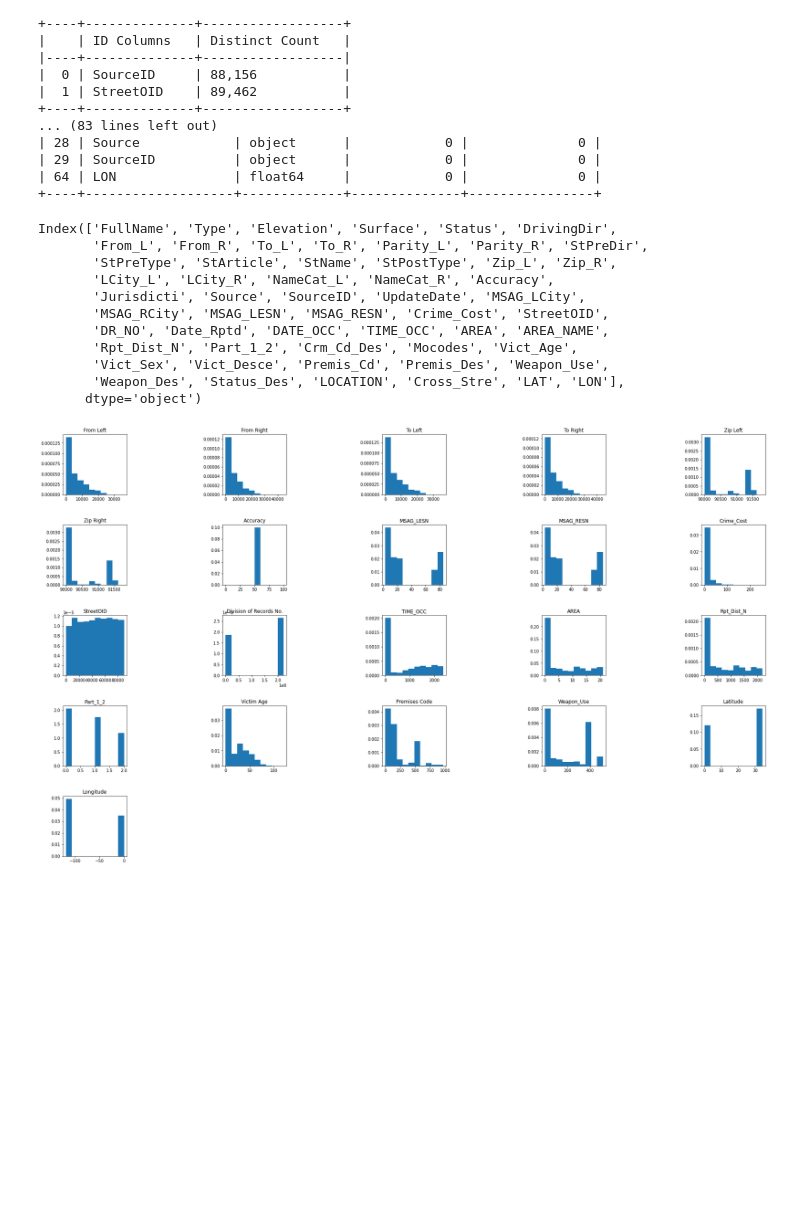
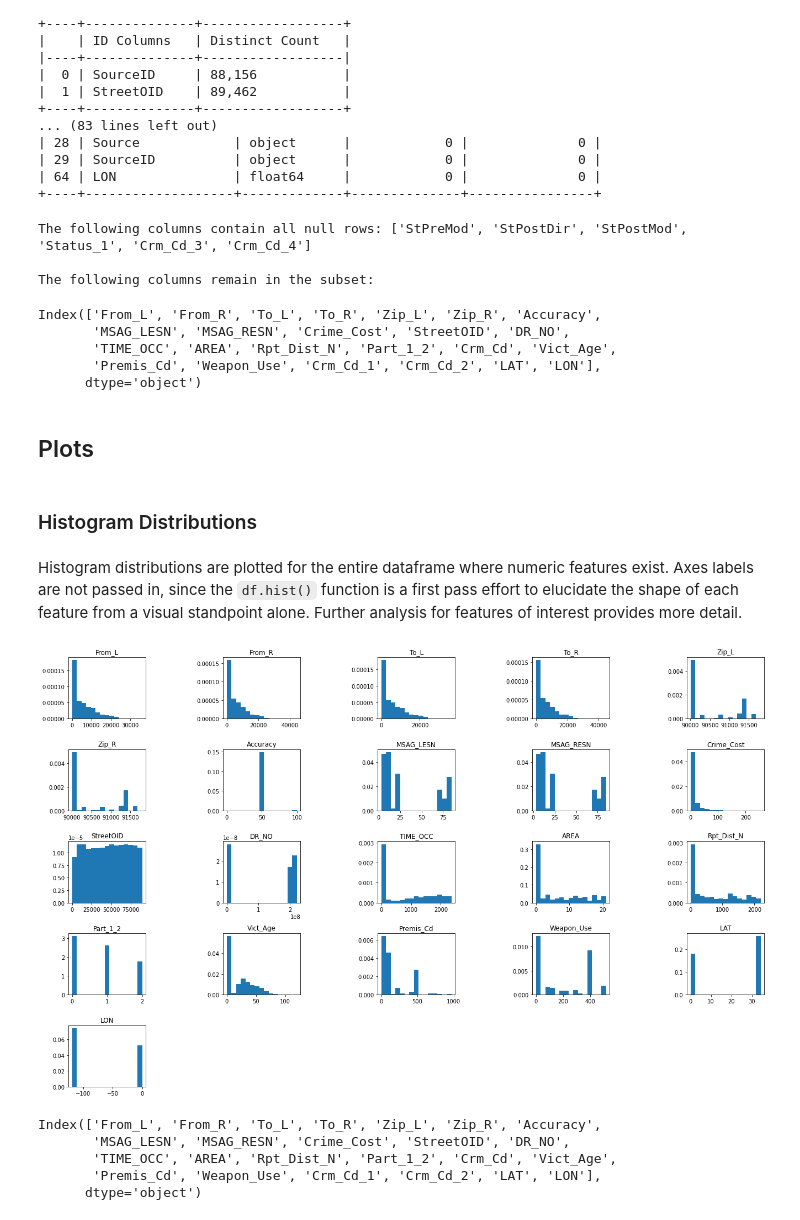
Before and after one commit to MSADS-Capstone/navigating_crime, a Jupyter notebook: Code Library/data_exploration/data_exploration.ipynb, the cells around one changed output. Cells and saved outputs as stored; diff of their text form; code cells hidden in the pictures; blank space fills up the shorter version.

```diff
--- a/Code Library/data_exploration/data_exploration.ipynb
+++ b/Code Library/data_exploration/data_exploration.ipynb
@@ -29,6 +34,6 @@ eda_path
 # %%
 data_path = 'https://raw.githubusercontent.com/MSADS-Capstone/navigating_crime/'\
-          + 'main/Dataset/Capstone_LACity_Walking_Streets_With_Crimes.csv'
+          + 'main/Data Folder/Capstone_LACity_Walking_Streets_With_Crimes.csv'
 # %%
 # read in the csv file to a dataframe using pandas
 df = pd.read_csv(data_path)
@@ -231,25 +236,35 @@ ID Column Information
 # access data types from build_report() function
 data_types = data_report[0]
 
+# subset of only numeric features
+data_subset_num = data_types[(data_types['Data Type']=='float64') | \
+                             (data_types['Data Type']=='int64')]
+
+# subset of only rows that are fully null
+data_subset_100 = data_types[data_types['Percent Null'] == 100]
+# list these rows
+data_subset_100 = data_subset_100['Column/Variable'].to_list()
+print('The following columns contain all null rows:', data_subset_100, '\n')
+
 # subsetting dataframe based on values that are not 100% null
-data_subset = data_types[data_types['Percent Null'] < 100]
+data_subset = data_subset_num[data_subset_num['Percent Null'] < 100]
+
+# list these rows
 data_subset = data_subset['Column/Variable'].to_list()
 df_subset = df[data_subset]
 
 # dropping columns from this dataframe subset, such that the histogram
 # that will be plotted below does not show target column(s)
-df_subset = df_subset.drop(columns=['Crm_Cd', 'Crm_Cd_1', 'Crm_Cd_2'])
+df_crime_subset = df_subset.drop(columns=['Crm_Cd', 'Crm_Cd_1', 'Crm_Cd_2'])
 # print columns of dataframe subset
+print('The following columns remain in the subset:', '\n')
 df_subset.columns
 # %% [output]
-Index(['FullName', 'Type', 'Elevation', 'Surface', 'Status', 'DrivingDir',
-       'From_L', 'From_R', 'To_L', 'To_R', 'Parity_L', 'Parity_R', 'StPreDir',
-       'StPreType', 'StArticle', 'StName', 'StPostType', 'Zip_L', 'Zip_R',
-       'LCity_L', 'LCity_R', 'NameCat_L', 'NameCat_R', 'Accuracy',
-       'Jurisdicti', 'Source', 'SourceID', 'UpdateDate', 'MSAG_LCity',
-       'MSAG_RCity', 'MSAG_LESN', 'MSAG_RESN', 'Crime_Cost', 'StreetOID',
-       'DR_NO', 'Date_Rptd', 'DATE_OCC', 'TIME_OCC', 'AREA', 'AREA_NAME',
-       'Rpt_Dist_N', 'Part_1_2', 'Crm_Cd_Des', 'Mocodes', 'Vict_Age',
-       'Vict_Sex', 'Vict_Desce', 'Premis_Cd', 'Premis_Des', 'Weapon_Use',
-       'Weapon_Des', 'Status_Des', 'LOCATION', 'Cross_Stre', 'LAT', 'LON'],
-      dtype='object')
+The following columns contain all null rows: ['StPreMod', 'StPostDir', 'StPostMod', 'Status_1', 'Crm_Cd_3', 'Crm_Cd_4']
+
+The following columns remain in the subset:
+Index(['From_L', 'From_R', 'To_L', 'To_R', 'Zip_L', 'Zip_R', 'Accuracy',
+       'MSAG_LESN', 'MSAG_RESN', 'Crime_Cost', 'StreetOID', 'DR_NO',
+       'TIME_OCC', 'AREA', 'Rpt_Dist_N', 'Part_1_2', 'Crm_Cd', 'Vict_Age',
+       'Premis_Cd', 'Weapon_Use', 'Crm_Cd_1', 'Crm_Cd_2', 'LAT', 'LON'],
+      dtype='object')
@@ -267,8 +271,23 @@ df_subset = df_subset.rename(columns={'From_L': 'From Left', 'From_R': 'From Rig
+# %% [markdown]
+## Plots
+# %% [markdown]
+### Histogram Distributions
+# %% [markdown]
+Histogram distributions are plotted for the entire dataframe where numeric features exist. Axes labels are not passed in, since the `df.hist()` function is a first pass effort to elucidate the shape of each feature from a visual standpoint alone. Further analysis for features of interest provides more detail.
 # %%
 # create histograms for development data to inspect distributions
-df_subset.hist(figsize=(30,16), grid=False, density=True)
-plt.subplots_adjust(left=0.1, bottom=0.1, right=0.9,
-                    top=1, wspace=1.5, hspace=0.5)
+df_crime_subset.hist(figsize=(25,12), grid=False, density=True, bins=15)
+plt.subplots_adjust(left=0.1, bottom=0.1, right=0.8,
+                    top=1, wspace=1.0, hspace=0.5)
+plt.savefig('')
 plt.show()
 # %% [output]
-[figure, old version]
+[figure, new version]
+# %%
+df_subset.columns
+# %% [output]
+Index(['From_L', 'From_R', 'To_L', 'To_R', 'Zip_L', 'Zip_R', 'Accuracy',
+       'MSAG_LESN', 'MSAG_RESN', 'Crime_Cost', 'StreetOID', 'DR_NO',
+       'TIME_OCC', 'AREA', 'Rpt_Dist_N', 'Part_1_2', 'Crm_Cd', 'Vict_Age',
+       'Premis_Cd', 'Weapon_Use', 'Crm_Cd_1', 'Crm_Cd_2', 'LAT', 'LON'],
+      dtype='object')
```
Also changed, not shown: parts of 4 cells of this notebook, 3 other files.
